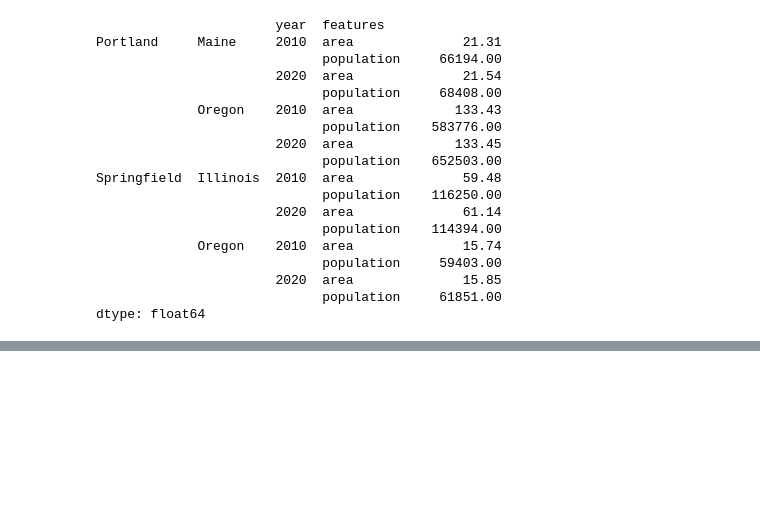
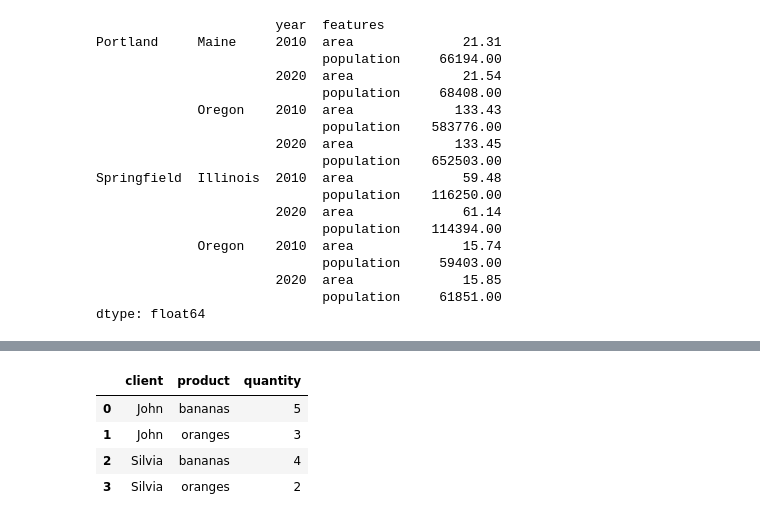
Before and after one commit to ZosoV/pandas_review, a Jupyter notebook: 007_reshaping.ipynb, the cells around one changed output, grey strips where cells are left out. Drawn from its saved outputs; the diff is of its cells as text; code cells hidden in the pictures; blank space fills up the shorter version.

```diff
--- a/006_reshaping.ipynb
+++ b/007_reshaping.ipynb
@@ -243,3 +300,12 @@ df.iloc[0:-1,:].unstack(fill_value=1)
+# %%
+df = df.stack()
+df.reset_index(name = "quantity")
+# %% [output]
+|  | client | product | quantity |
+| 0 | John | bananas | 5 |
+| 1 | John | oranges | 3 |
+| 2 | Silvia | bananas | 4 |
+| 3 | Silvia | oranges | 2 |
 # %% [markdown]
 ## `melt()`
 
```
Also changed, not shown: parts of 13 cells of this notebook, 2 other files.
